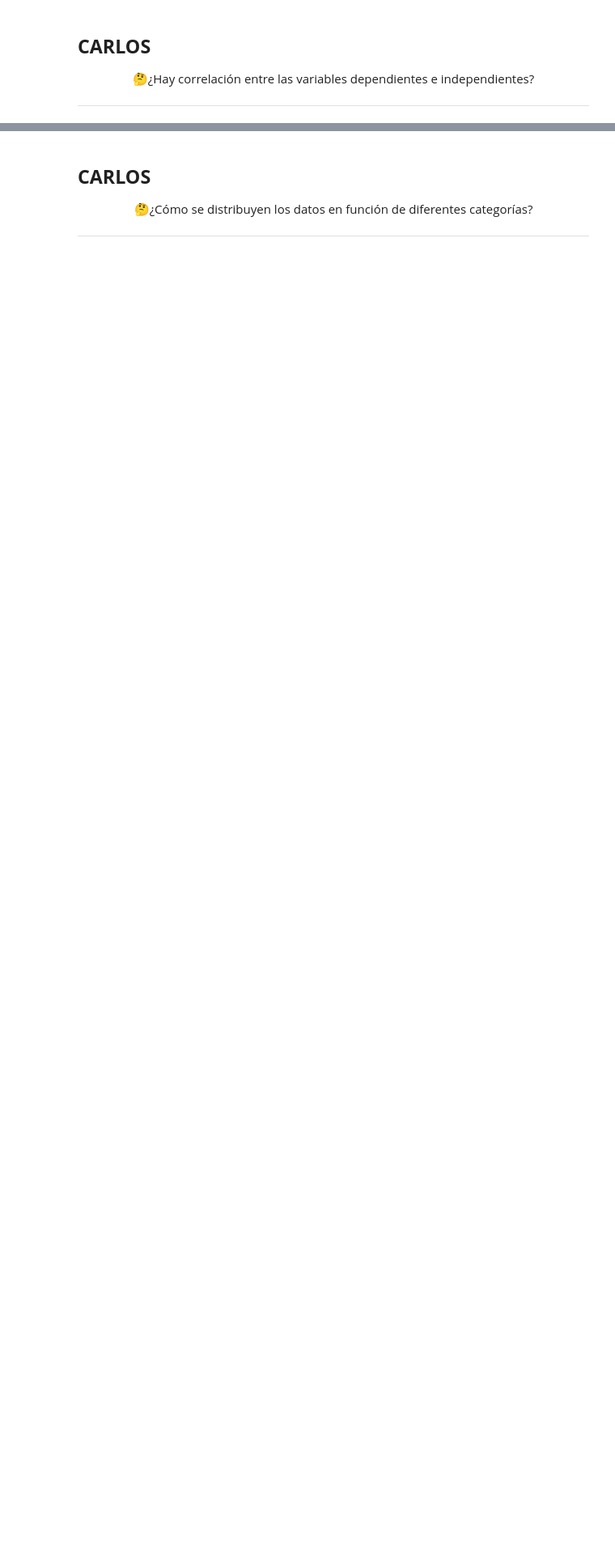
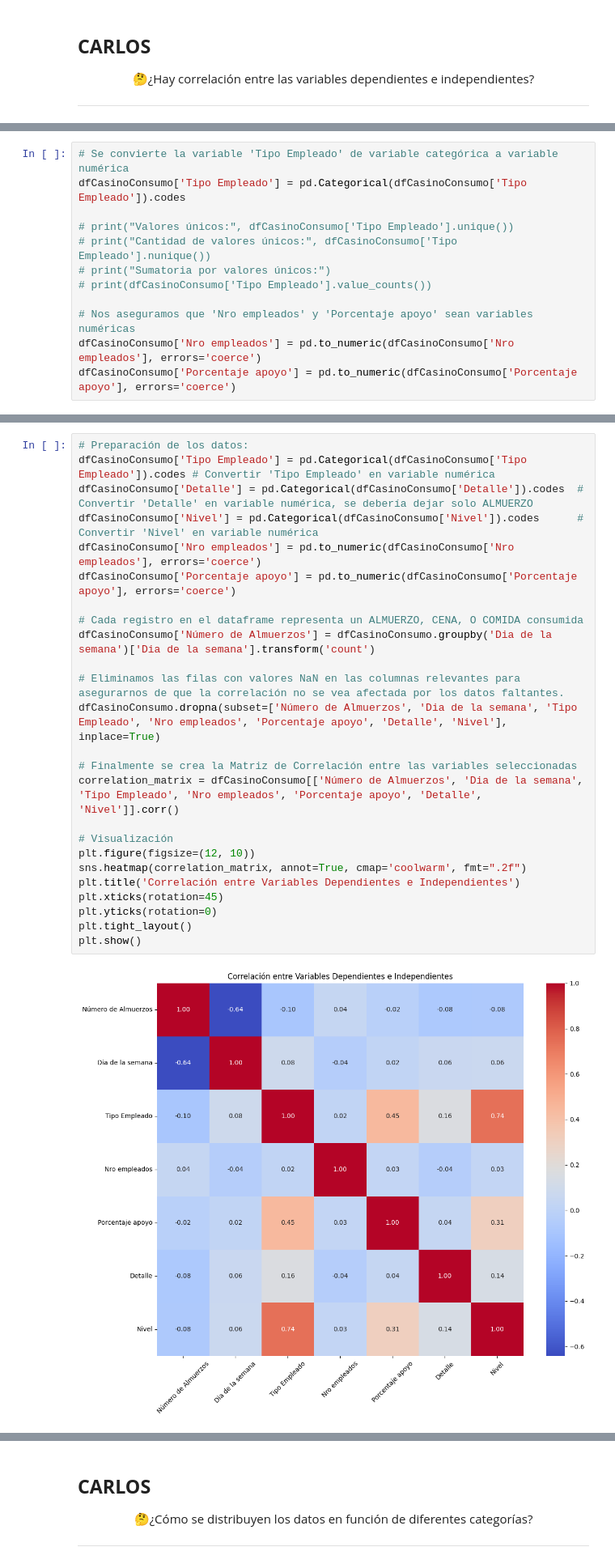
Before and after one commit to A01793509/Equipo_44, a Jupyter notebook: Avance1_44.ipynb, the cells around one changed output, grey strips where cells are left out. Shown at 81% size. Drawn from its saved outputs; the diff is of its cells as text; blank space fills up the shorter version.

```diff
--- a/Avance1_44.ipynb
+++ b/Avance1_44.ipynb
@@ -222,0 +229,12 @@ plt.show()
+# %%
+# Se convierte la variable 'Tipo Empleado' de variable categórica a variable numérica
+dfCasinoConsumo['Tipo Empleado'] = pd.Categorical(dfCasinoConsumo['Tipo Empleado']).codes
+
+# print("Valores únicos:", dfCasinoConsumo['Tipo Empleado'].unique())
+# print("Cantidad de valores únicos:", dfCasinoConsumo['Tipo Empleado'].nunique())
+# print("Sumatoria por valores únicos:")
+# print(dfCasinoConsumo['Tipo Empleado'].value_counts())
+
+# Nos aseguramos que 'Nro empleados' y 'Porcentaje apoyo' sean variables numéricas
+dfCasinoConsumo['Nro empleados'] = pd.to_numeric(dfCasinoConsumo['Nro empleados'], errors='coerce')
+dfCasinoConsumo['Porcentaje apoyo'] = pd.to_numeric(dfCasinoConsumo['Porcentaje apoyo'], errors='coerce')
@@ -222,0 +264,27 @@ plt.show()
+# %%
+# Preparación de los datos:
+dfCasinoConsumo['Tipo Empleado'] = pd.Categorical(dfCasinoConsumo['Tipo Empleado']).codes # Convertir 'Tipo Empleado' en variable numérica
+dfCasinoConsumo['Detalle'] = pd.Categorical(dfCasinoConsumo['Detalle']).codes  # Convertir 'Detalle' en variable numérica, se debería dejar solo ALMUERZO
+dfCasinoConsumo['Nivel'] = pd.Categorical(dfCasinoConsumo['Nivel']).codes      # Convertir 'Nivel' en variable numérica
+dfCasinoConsumo['Nro empleados'] = pd.to_numeric(dfCasinoConsumo['Nro empleados'], errors='coerce')
+dfCasinoConsumo['Porcentaje apoyo'] = pd.to_numeric(dfCasinoConsumo['Porcentaje apoyo'], errors='coerce')
+
+# Cada registro en el dataframe representa un ALMUERZO, CENA, O COMIDA consumida
+dfCasinoConsumo['Número de Almuerzos'] = dfCasinoConsumo.groupby('Dia de la semana')['Dia de la semana'].transform('count')
+
+# Eliminamos las filas con valores NaN en las columnas relevantes para asegurarnos de que la correlación no se vea afectada por los datos faltantes.
+dfCasinoConsumo.dropna(subset=['Número de Almuerzos', 'Dia de la semana', 'Tipo Empleado', 'Nro empleados', 'Porcentaje apoyo', 'Detalle', 'Nivel'], inplace=True)
+
+# Finalmente se crea la Matriz de Correlación entre las variables seleccionadas
+correlation_matrix = dfCasinoConsumo[['Número de Almuerzos', 'Dia de la semana', 'Tipo Empleado', 'Nro empleados', 'Porcentaje apoyo', 'Detalle', 'Nivel']].corr()
+
+# Visualización
+plt.figure(figsize=(12, 10))
+sns.heatmap(correlation_matrix, annot=True, cmap='coolwarm', fmt=".2f")
+plt.title('Correlación entre Variables Dependientes e Independientes')
+plt.xticks(rotation=45)
+plt.yticks(rotation=0)
+plt.tight_layout()
+plt.show()
+# %% [output]
+[figure, added]
```
Also changed, not shown: parts of 4 cells of this notebook.
